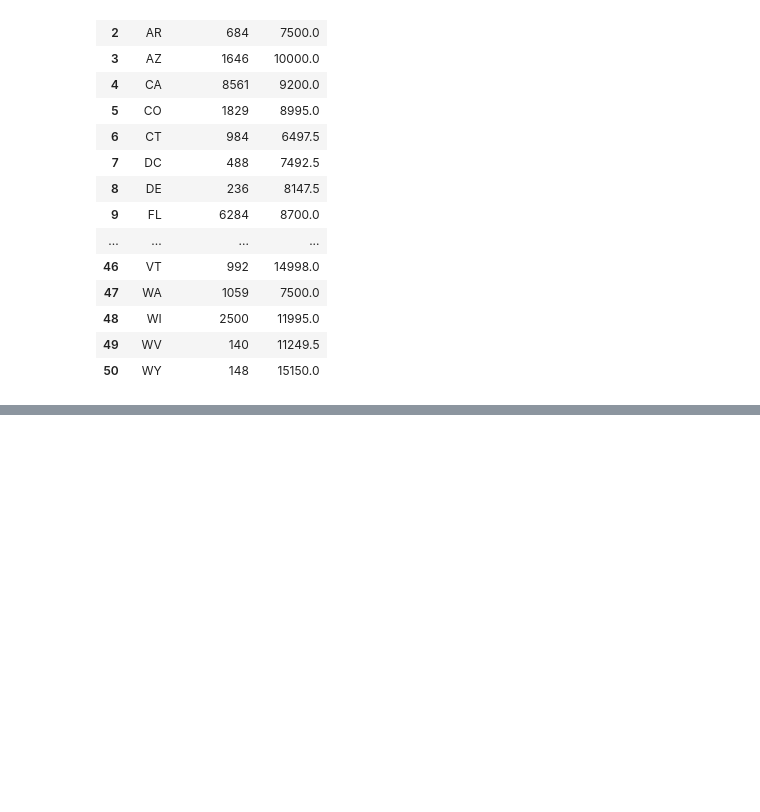
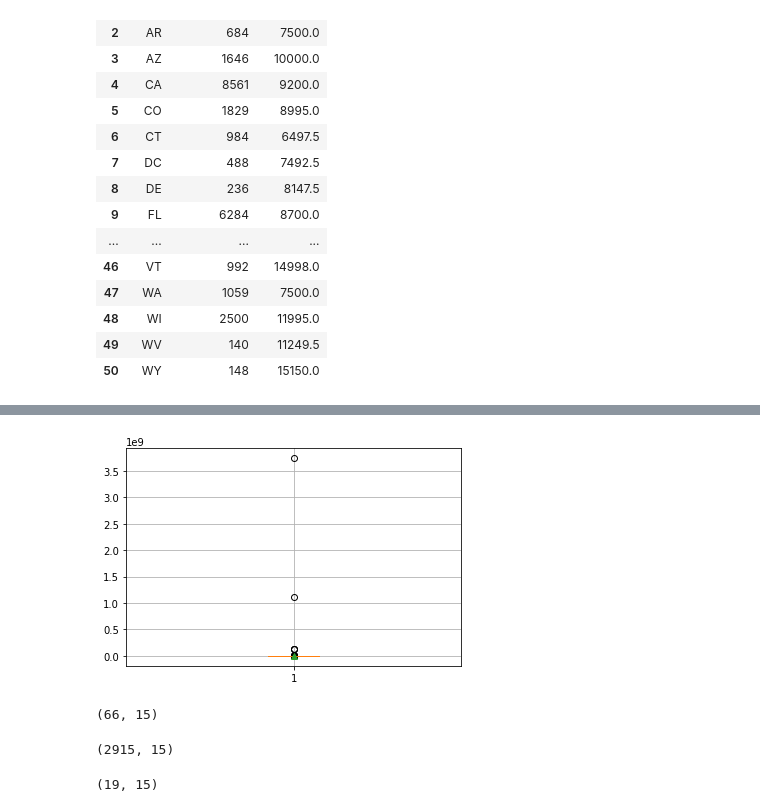
Before and after one commit to jaredap1995/UCB_project_4, a Jupyter notebook: cleaning_analysis.ipynb, the cells around one changed output, grey strips where cells are left out. Saved outputs shown, nothing was run; the diff lists cells and outputs as text; code cells hidden in the pictures; blank space fills up the shorter version.

```diff
--- a/cleaning_analysis.ipynb
+++ b/cleaning_analysis.ipynb
@@ -257,0 +316,23 @@ memory usage: 9.8+ MB
+# %%
+# Plot boxplot for prices
+plt.boxplot(cleaned_df['price'], showmeans=True)
+plt.grid()
+plt.show()
+# %% [output]
+[figure, added]
+# %%
+# How many listings above 100k (fake listings)
+cleaned_df.loc[cleaned_df['price'] >= 100000].shape
+# %% [output]
+(66, 15)
+# %%
+# How many listings below 500 (fake/misleading listings)
+cleaned_df.loc[(cleaned_df['price'] < 500)].shape
+# %% [output]
+(2915, 15)
+# %%
+# How many listings with arbritrary numbers
+arb_num_mask = ((cleaned_df['price'] == 123456) | (cleaned_df['price'] == 12345) | (cleaned_df['price'] == 1234))
+cleaned_df.loc[arb_num_mask,:].shape
+# %% [output]
+(19, 15)
```
Also changed, not shown: parts of 17 cells of this notebook, 2 other files.
